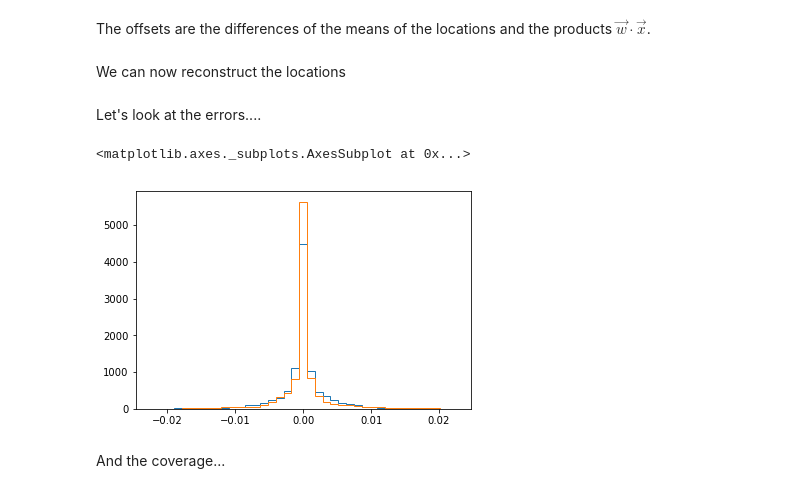
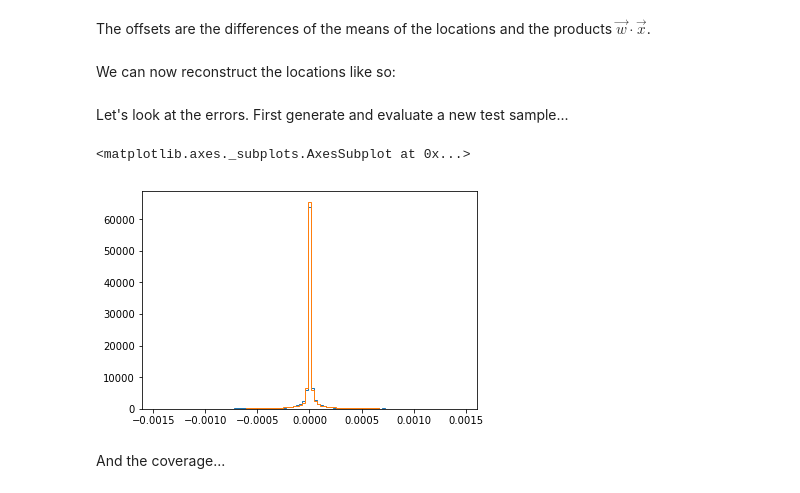
Before and after one commit to JamesSaxon/neighborhood_broadband, a Jupyter notebook: localization_from_matrices.ipynb, the cells around one changed output. Drawn from its saved outputs; the diff is of its cells as text; code cells hidden in the pictures.

```diff
--- a/localization_from_matrices.ipynb
+++ b/localization_from_matrices.ipynb
@@ -89,7 +89,7 @@ from scipy.spatial import distance
 # %% [markdown]
 Simulation constants:
 # %%
-dim, L, N = 2, 100, 10000
+dim, L, N = 2, 1000, 100000
 # %% [markdown]
 Define the landmarks and locations.  Note: I would have expected that the location space would have to be pretty small for the linear approximations of the covariance to work.  But it works even when the locations span the entire landmark space.
 # %%
@@ -125,30 +126,35 @@ mean_lin = np.mean(np.matmul(wi.T, distances), axis = 1)
 
 qi = mean_loc - mean_lin
 # %% [markdown]
-We can now reconstruct the locations
+We can now reconstruct the locations like so:
 # %%
 rec = np.matmul(wi.T, distances) + qi[:,np.newaxis]
 # %% [markdown]
-Let's look at the errors....
+Let's look at the errors.  First generate and evaluate a new test sample...
+# %%
+test_loc = np.random.rand(N, dim)
+test_distances = distance.cdist(landmarks, test_loc)
+
+reco_loc = np.matmul(wi.T, test_distances) + qi[:,np.newaxis]
 # %%
-locT = locations.T
+locT = test_loc.T
 
-errx = locT[0] - rec[0]
-erry = locT[1] - rec[1]
+errx = locT[0] - reco_loc[0]
+erry = locT[1] - reco_loc[1]
 # %%
 fig, ax = plt.subplots()
 
 extent = max(np.quantile(np.abs(errx), 0.99),
              np.quantile(np.abs(erry), 0.99))
 
-bins = np.linspace(-extent, extent, 40)
+bins = np.linspace(-extent, extent, 100)
 
 ax.hist(errx, histtype = "step", bins = bins)
 ax.hist(erry, histtype = "step", bins = bins)
 
 ax
 # %% [output]
 <matplotlib.axes._subplots.AxesSubplot at 0x...>
-[figure, old version]
+[figure, new version]
 # %% [markdown]
 And the coverage...
```
Also changed, not shown: parts of 3 cells of this notebook.
